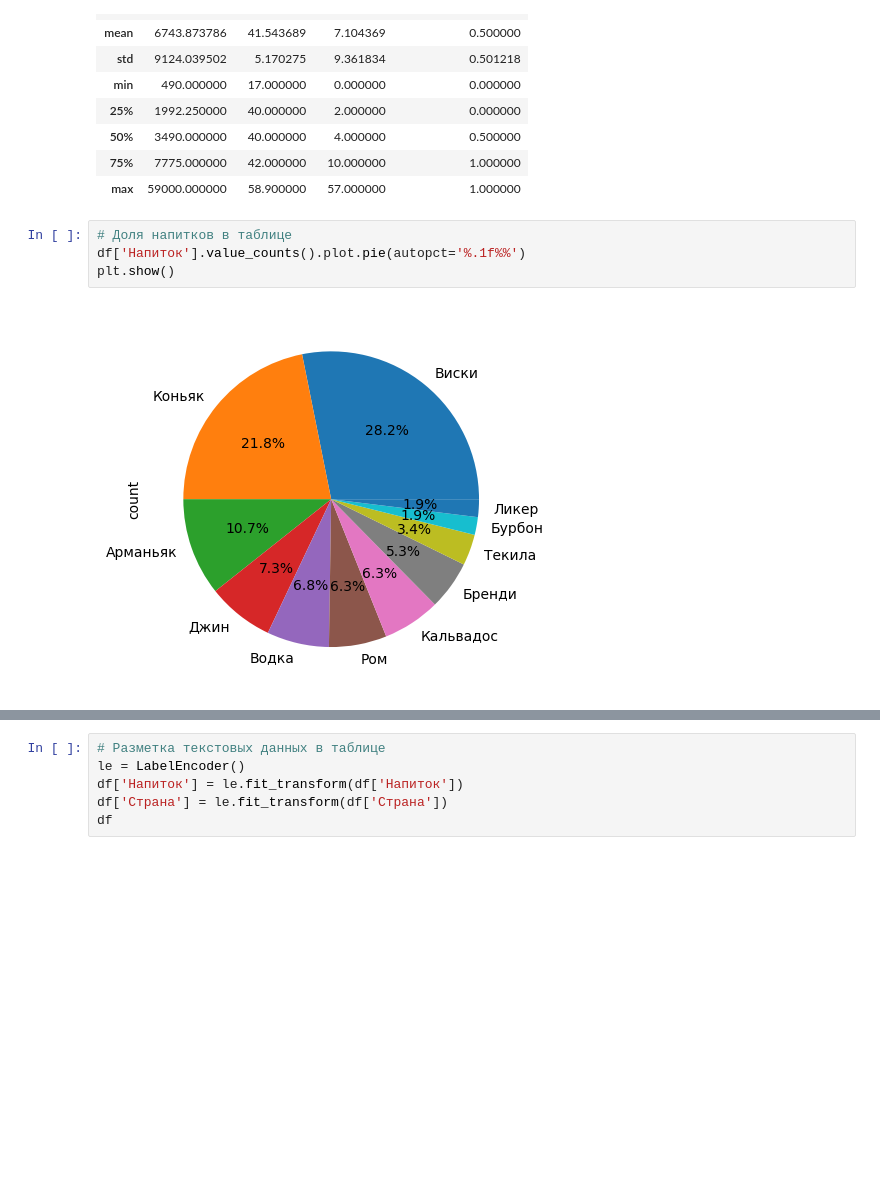
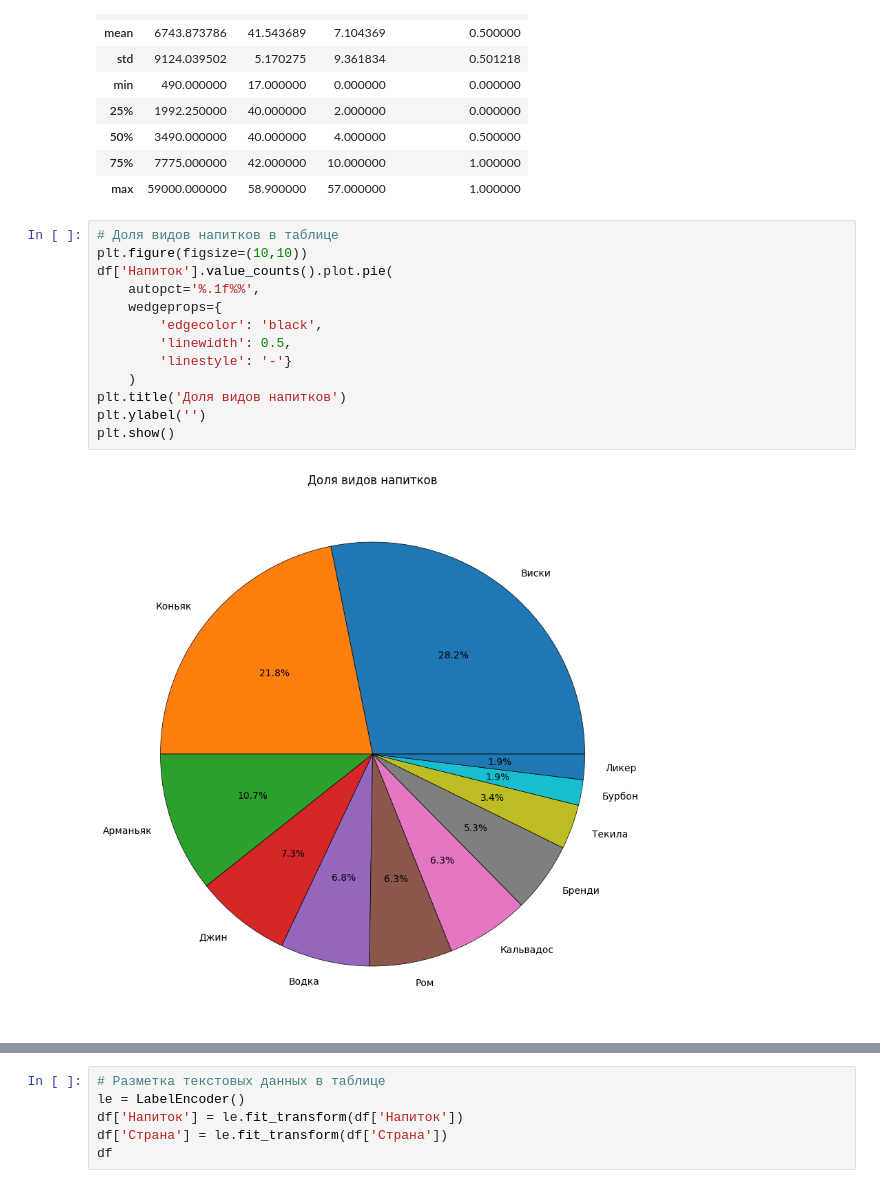
Before and after one commit to avkolchin1995/Spirits-Clustering, a Jupyter notebook: Spirits-Clustering.ipynb, the cells around one changed output, grey strips where cells are left out. Cells and saved outputs as stored; diff of their text form; blank space fills up the shorter version.

```diff
--- a/Spirits-Clustering.ipynb
+++ b/Spirits-Clustering.ipynb
@@ -56,10 +57,19 @@ df.describe()
 | 75% | 7775.000000 | 42.000000 | 10.000000 | 1.000000 |
 | max | 59000.000000 | 58.900000 | 57.000000 | 1.000000 |
 # %%
-# Доля напитков в таблице
-df['Напиток'].value_counts().plot.pie(autopct='%.1f%%')
+# Доля видов напитков в таблице
+plt.figure(figsize=(10,10))
+df['Напиток'].value_counts().plot.pie(
+    autopct='%.1f%%',
+    wedgeprops={
+        'edgecolor': 'black',
+        'linewidth': 0.5,
+        'linestyle': '-'}
+    )
+plt.title('Доля видов напитков')
+plt.ylabel('')
 plt.show()
 # %% [output]
-[figure, old version]
+[figure, new version]
 # %%
 # Доля стран в напитке
```
Also changed, not shown: parts of 2 cells of this notebook.
